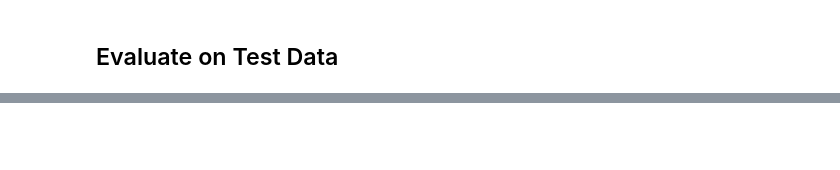
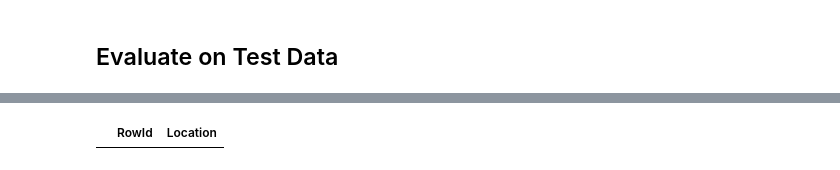
Before and after one commit to sriskid/Kaggle, a Jupyter notebook: facial-keypoints-detection/facial_keypoints_detection_second_iteration.ipynb, the cells around one changed output, grey strips where cells are left out. Drawn from its saved outputs; the diff is of its cells as text; code cells hidden in the pictures; blank space fills up the shorter version.

```diff
--- a/facial-keypoints-detection/facial_keypoints_detection_second_iteration.ipynb
+++ b/facial-keypoints-detection/facial_keypoints_detection_second_iteration.ipynb
@@ -250,2 +295,7 @@ sub[sub["Location"] < 0]
+# %%
+# Check for values greater than 96
+sub[sub["Location"] > 96]
+# %% [output]
+|  | RowId | Location |
 # %%
 # Create the submission.csv
```
Also changed, not shown: parts of 11 cells of this notebook.
